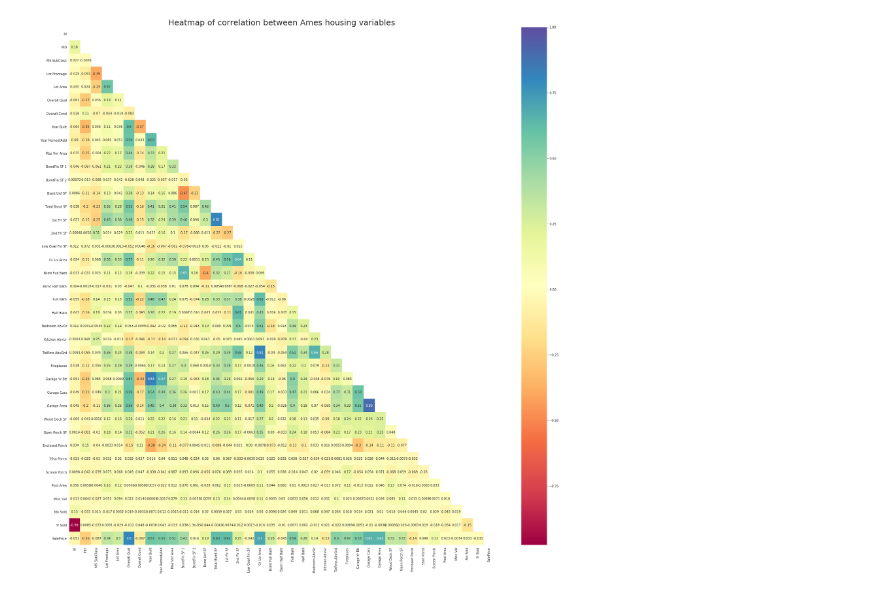
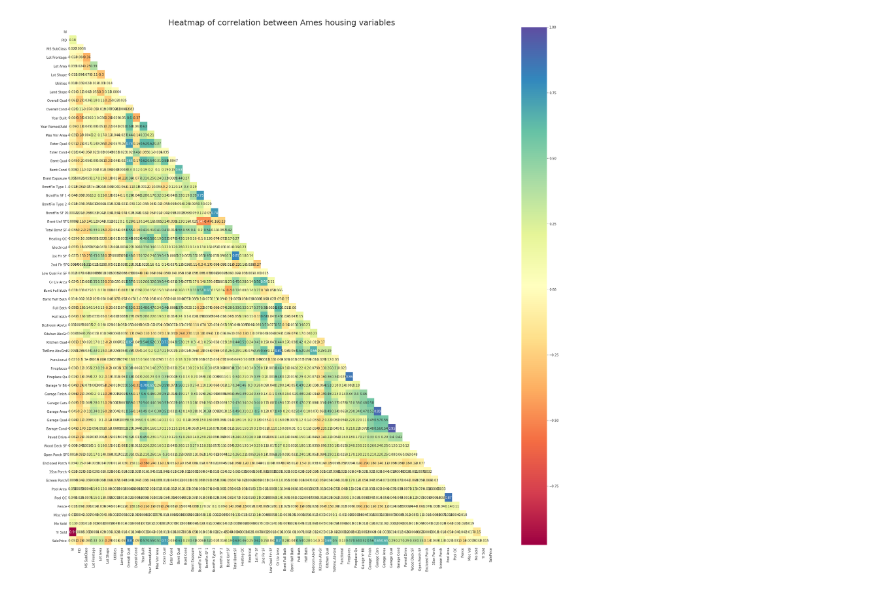
Before and after one commit to Jamie-Pok/DSI14, a Jupyter notebook: project_2/project2.ipynb, the cells around one changed output. Saved outputs shown, nothing was run; the diff lists cells and outputs as text; code cells hidden in the pictures.

```diff
--- a/project_2/project2.ipynb
+++ b/project_2/project2.ipynb
@@ -154,0 +507,3 @@ memory usage: 1.3+ MB
+# %%
+# Assign Paved Drive with order numbers
+combined_df['Paved Drive'] = combined_df['Paved Drive'].map({'Y': 3, 'P': 2, 'N':1})
@@ -154,0 +518,3 @@ memory usage: 1.3+ MB
+# %%
+# Assign Pool QC with order numbers
+combined_df['Pool QC'] = combined_df['Pool QC'].map({'Ex': 4, 'Gd': 3, 'TA':2, 'Fa':1, 'NA':0})
@@ -154,0 +531,3 @@ memory usage: 1.3+ MB
+# %%
+# Assign Fence with order numbers
+combined_df['Fence'] = combined_df['Fence'].map({'GdPrv': 4, 'MnPrv': 3, 'GdWo':2, 'MnWw':1, 'NA':0})
@@ -173,0 +578,3 @@ ames_df
+# %%
+# Split back and assign train data
+train_df = pd.DataFrame(combined_df.loc[combined_df['SalePrice']!=0])
@@ -174,12 +591,14 @@ ames_df
 # %%
+# Use training data set and get the correlation of the numberic variables with the heat map
+
 plt.figure(figsize=(30,30))
 
-mask = np.zeros_like(ames_df.corr())
+mask = np.zeros_like(train_df.corr())
 #mask
 mask[np.triu_indices_from(mask)] = True
 
 with sns.axes_style("white"):
-    ax = sns.heatmap(ames_df.corr(),mask=mask, annot=True,cmap='Spectral')
+    ax = sns.heatmap(train_df.corr(),mask=mask, annot=True,cmap='Spectral')
     ax.set_title("Heatmap of correlation between Ames housing variables", fontsize=25);
 # %% [output]
-[figure, old version]
+[figure, new version]
```
Also changed, not shown: parts of 176 cells of this notebook, 3 other files.
